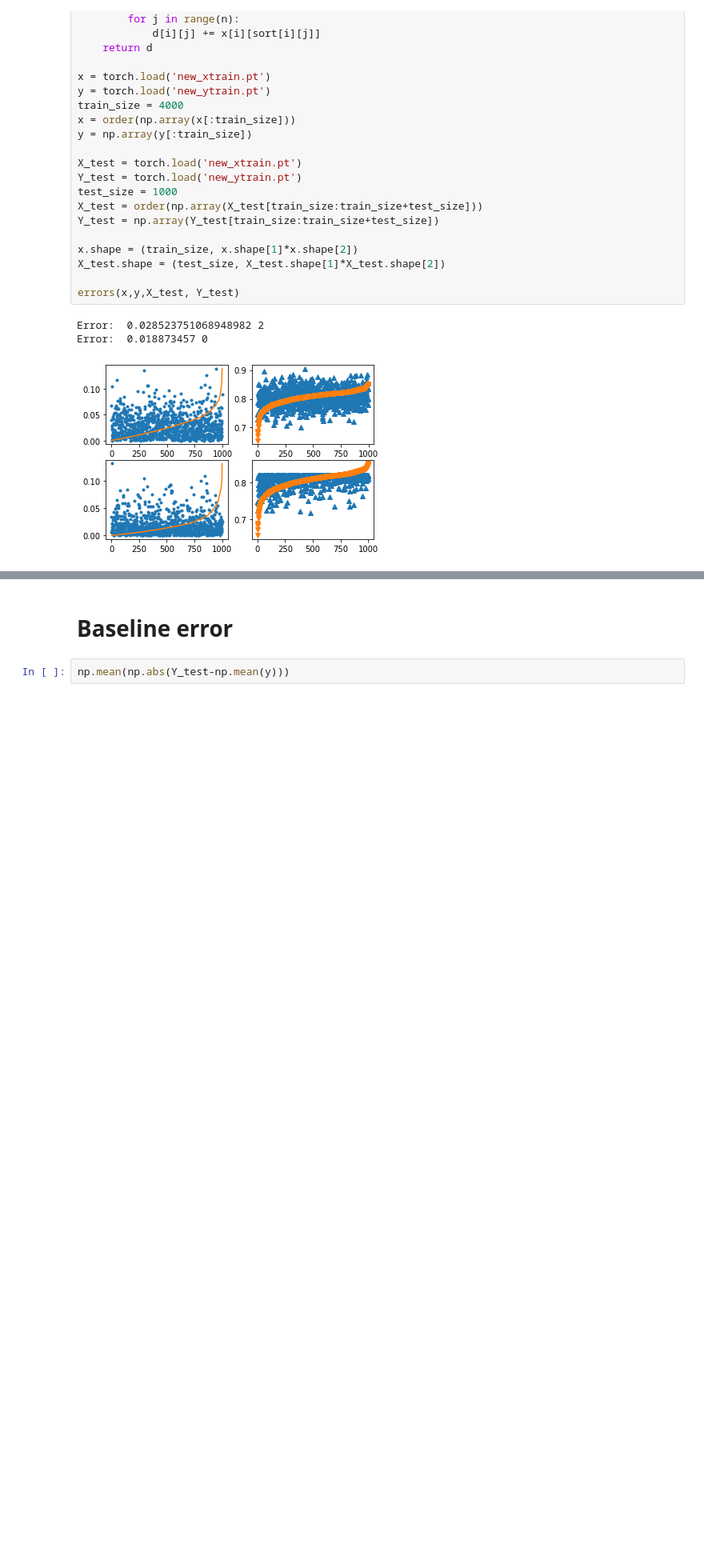
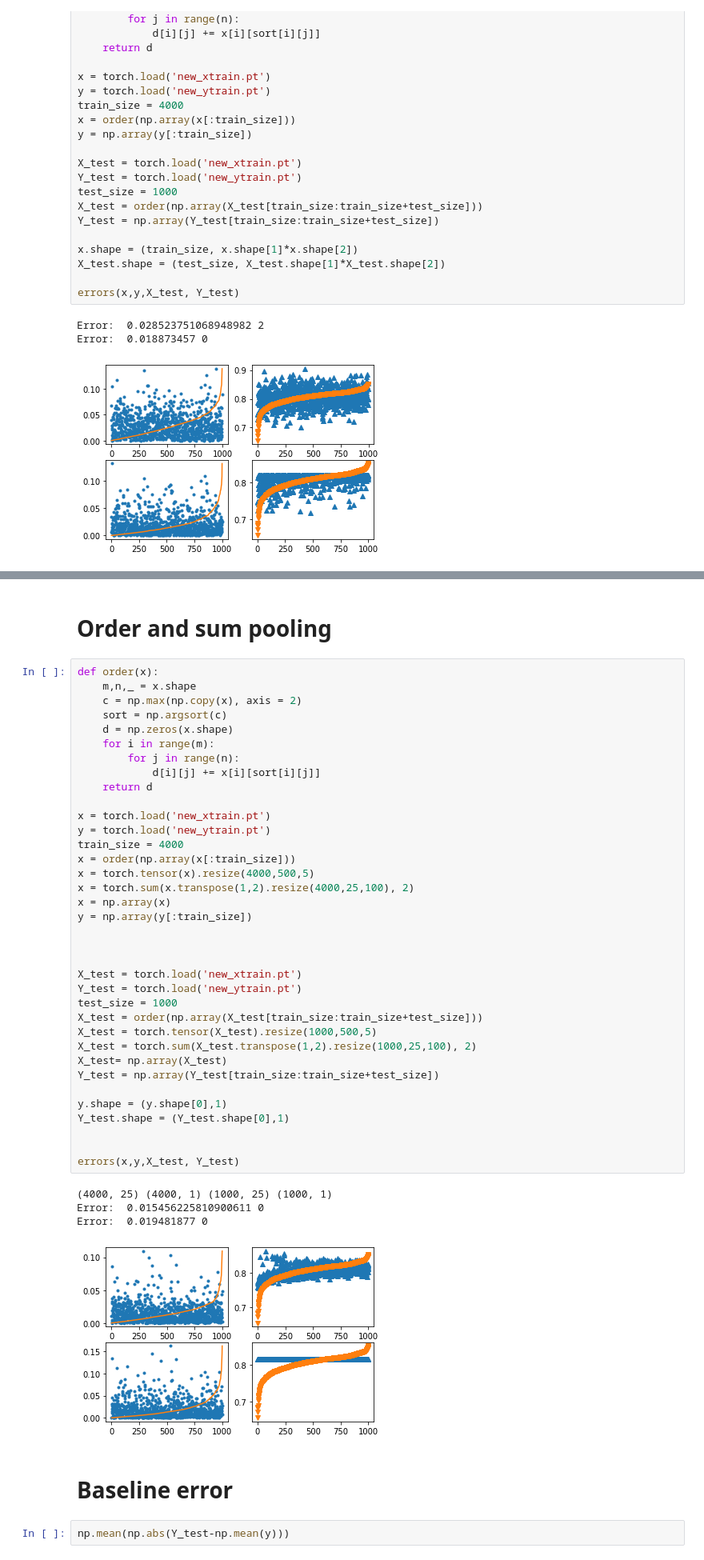
Before and after one commit to angelosaadeh/Set-training, a Jupyter notebook: Data_training.ipynb, the cells around one changed output, grey strips where cells are left out. Shown: that part at 80% size. Saved outputs shown, nothing was run; the diff lists cells and outputs as text; blank space fills up the shorter version.

```diff
--- a/Data_training.ipynb
+++ b/Data_training.ipynb
@@ -203,3 +236,46 @@ Error:  0.018873457 0
+# %% [markdown]
+# Order and sum pooling
+# %%
+def order(x):
+    m,n,_ = x.shape
+    c = np.max(np.copy(x), axis = 2)
+    sort = np.argsort(c)
+    d = np.zeros(x.shape)
+    for i in range(m):
+        for j in range(n):
+            d[i][j] += x[i][sort[i][j]]
+    return d
+
+x = torch.load('new_xtrain.pt')
+y = torch.load('new_ytrain.pt')
+train_size = 4000
+x = order(np.array(x[:train_size]))
+x = torch.tensor(x).resize(4000,500,5)
+x = torch.sum(x.transpose(1,2).resize(4000,25,100), 2)
+x = np.array(x)
+y = np.array(y[:train_size])
+
+
+
+X_test = torch.load('new_xtrain.pt')
+Y_test = torch.load('new_ytrain.pt')
+test_size = 1000
+X_test = order(np.array(X_test[train_size:train_size+test_size]))
+X_test = torch.tensor(X_test).resize(1000,500,5)
+X_test = torch.sum(X_test.transpose(1,2).resize(1000,25,100), 2)
+X_test= np.array(X_test)
+Y_test = np.array(Y_test[train_size:train_size+test_size])
+
+y.shape = (y.shape[0],1)
+Y_test.shape = (Y_test.shape[0],1)
+
+
+errors(x,y,X_test, Y_test)
+# %% [output]
+(4000, 25) (4000, 1) (1000, 25) (1000, 1)
+Error:  0.015456225810900611 0
+Error:  0.019481877 0
+[figure, added]
 # %% [markdown]
 # Baseline error
 # %%
```
Also changed, not shown: parts of 4 cells of this notebook.
